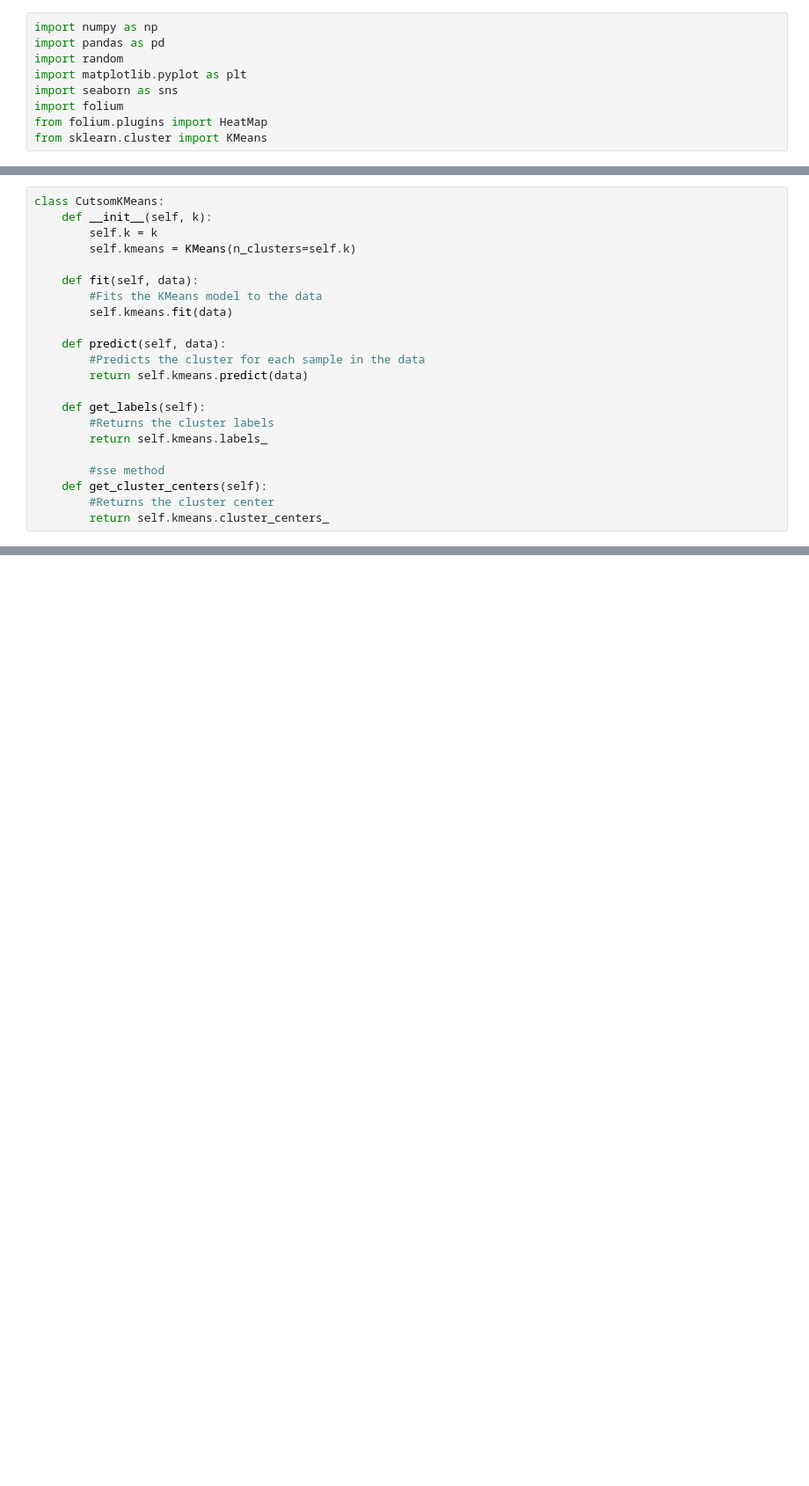
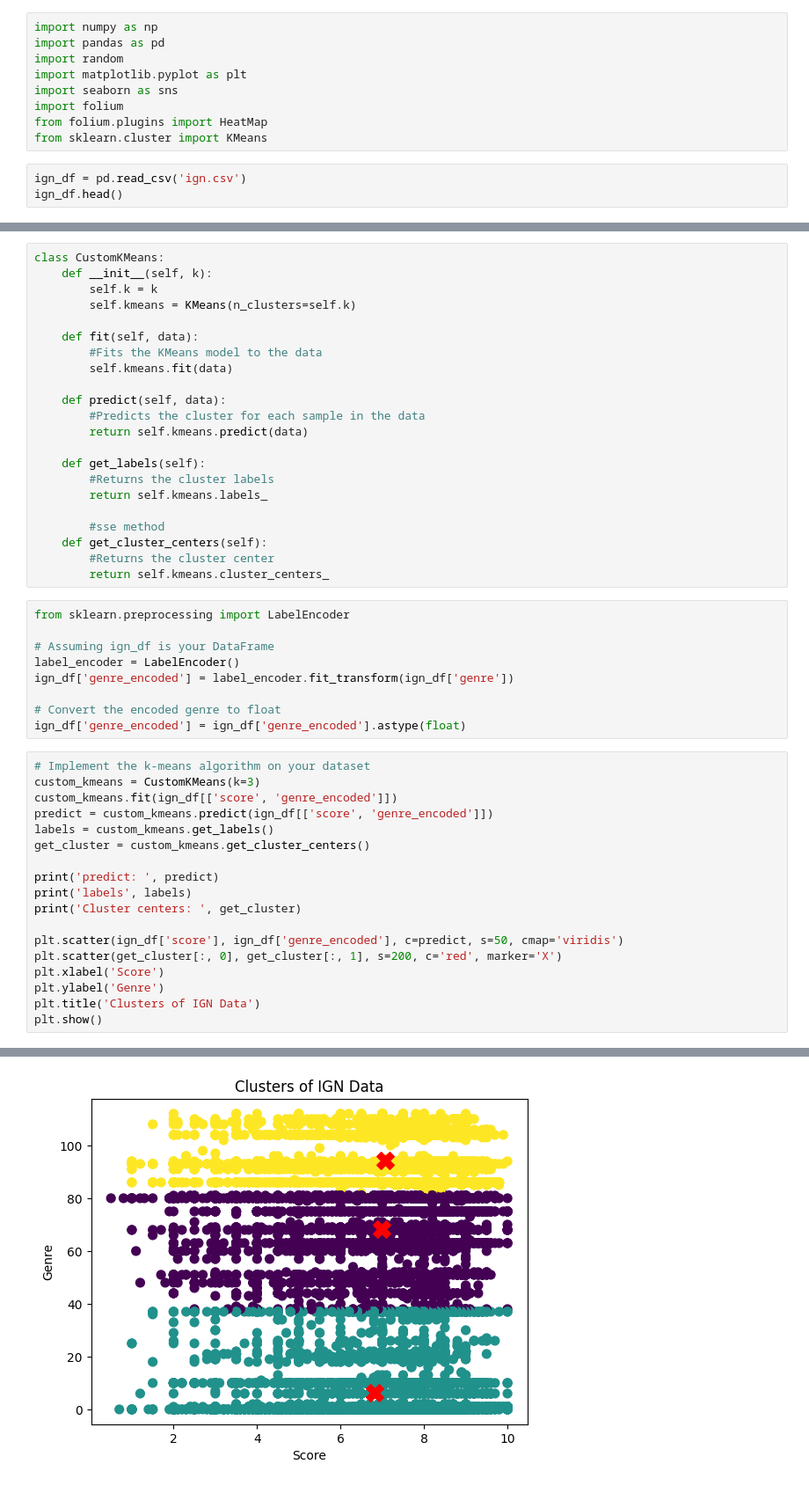
Before and after one commit to FranciscoTeon/Video-game-ratings-best-to-worst-Data-Analysis, a Jupyter notebook: IGN_Clustering.ipynb, the cells around one changed output, grey strips where cells are left out. Shown at 88% size. Saved outputs shown, nothing was run; the diff lists cells and outputs as text; blank space fills up the shorter version.

```diff
--- a/IGN_Clustering.ipynb
+++ b/IGN_Clustering.ipynb
@@ -9,3 +9,6 @@ import seaborn as sns
 import folium
 from folium.plugins import HeatMap
 from sklearn.cluster import KMeans
+# %%
+ign_df = pd.read_csv('ign.csv')
+ign_df.head()
@@ -12,5 +22,5 @@ from sklearn.cluster import KMeans
 # %%
-class CutsomKMeans:
+class CustomKMeans:
     def __init__(self, k):
         self.k = k
         self.kmeans = KMeans(n_clusters=self.k)
@@ -31,3 +41,31 @@ class CutsomKMeans:
     def get_cluster_centers(self):
         #Returns the cluster center
         return self.kmeans.cluster_centers_
+# %%
+from sklearn.preprocessing import LabelEncoder
+
+# Assuming ign_df is your DataFrame
+label_encoder = LabelEncoder()
+ign_df['genre_encoded'] = label_encoder.fit_transform(ign_df['genre'])
+
+# Convert the encoded genre to float
+ign_df['genre_encoded'] = ign_df['genre_encoded'].astype(float)
+# %%
+# Implement the k-means algorithm on your dataset
+custom_kmeans = CustomKMeans(k=3)
+custom_kmeans.fit(ign_df[['score', 'genre_encoded']])
+predict = custom_kmeans.predict(ign_df[['score', 'genre_encoded']])
+labels = custom_kmeans.get_labels()
+get_cluster = custom_kmeans.get_cluster_centers()
+
+print('predict: ', predict)
+print('labels', labels)
+print('Cluster centers: ', get_cluster)
+
+plt.scatter(ign_df['score'], ign_df['genre_encoded'], c=predict, s=50, cmap='viridis')
+plt.scatter(get_cluster[:, 0], get_cluster[:, 1], s=200, c='red', marker='X')
+plt.xlabel('Score')
+plt.ylabel('Genre')
+plt.title('Clusters of IGN Data')
+plt.show()
+# %% [output]
@@ -33,0 +77 @@ class CutsomKMeans:
+[figure, added]
```
Also changed, not shown: parts of 7 cells of this notebook.
